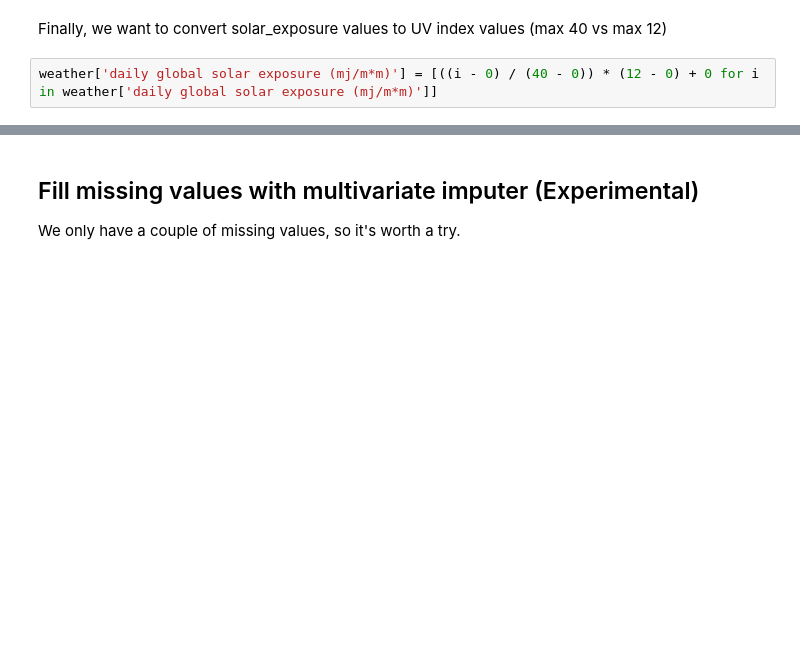
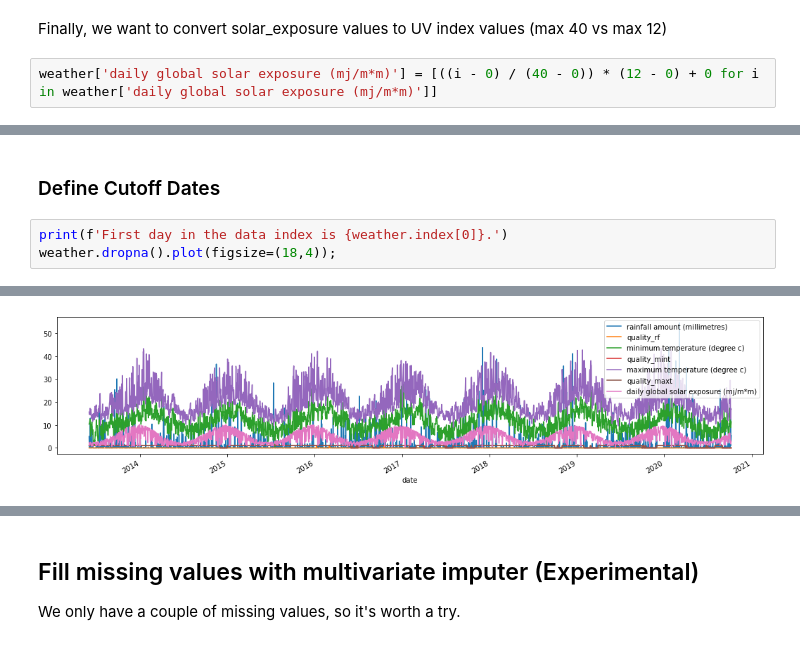
Before and after one commit to bfgdigital/aus_forecast, a Jupyter notebook: notebooks/eda.ipynb, the cells around one changed output, grey strips where cells are left out. Drawn from its saved outputs; the diff is of its cells as text; blank space fills up the shorter version.

```diff
--- a/notebooks/eda.ipynb
+++ b/notebooks/eda.ipynb
@@ -306,0 +322,6 @@ print(weather['daily global solar exposure (mj/m*m)'].max()) # Should not be mor
+# %% [markdown]
+### Define Cutoff Dates
+# %%
+print(f'First day in the data index is {weather.index[0]}.')
+weather.dropna().plot(figsize=(18,4));
+# %% [output]
@@ -306,0 +329 @@ print(weather['daily global solar exposure (mj/m*m)'].max()) # Should not be mor
+[figure, added]
```
Also changed, not shown: parts of 42 cells of this notebook, 29 other files.
